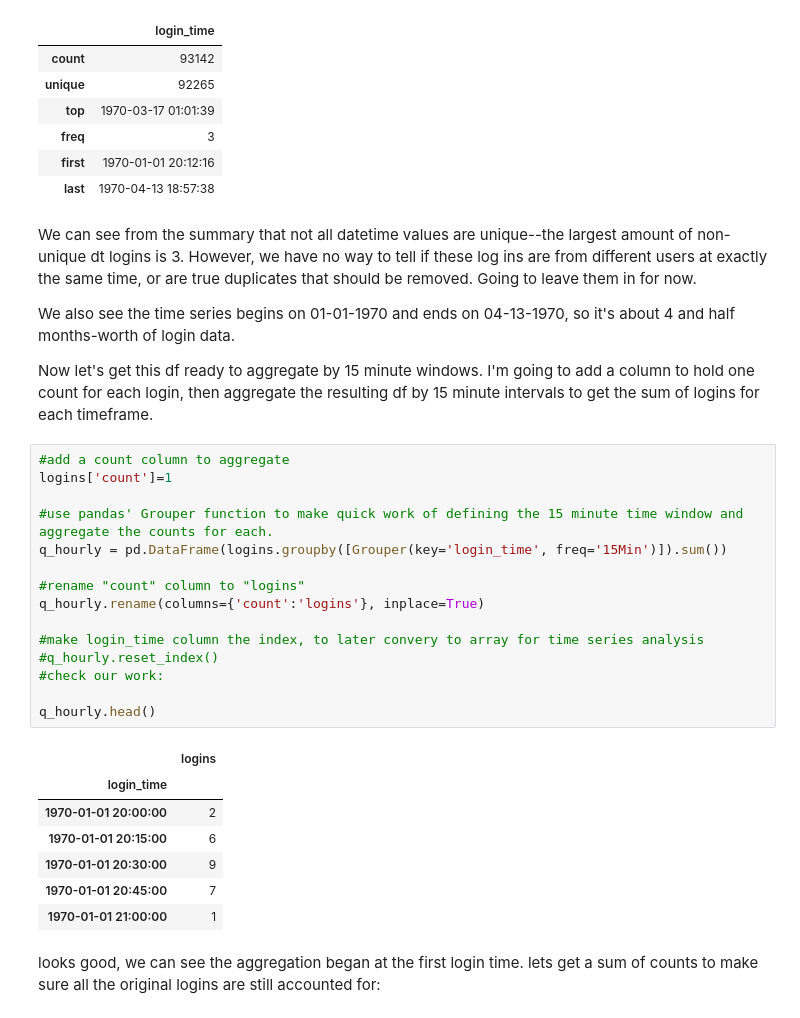
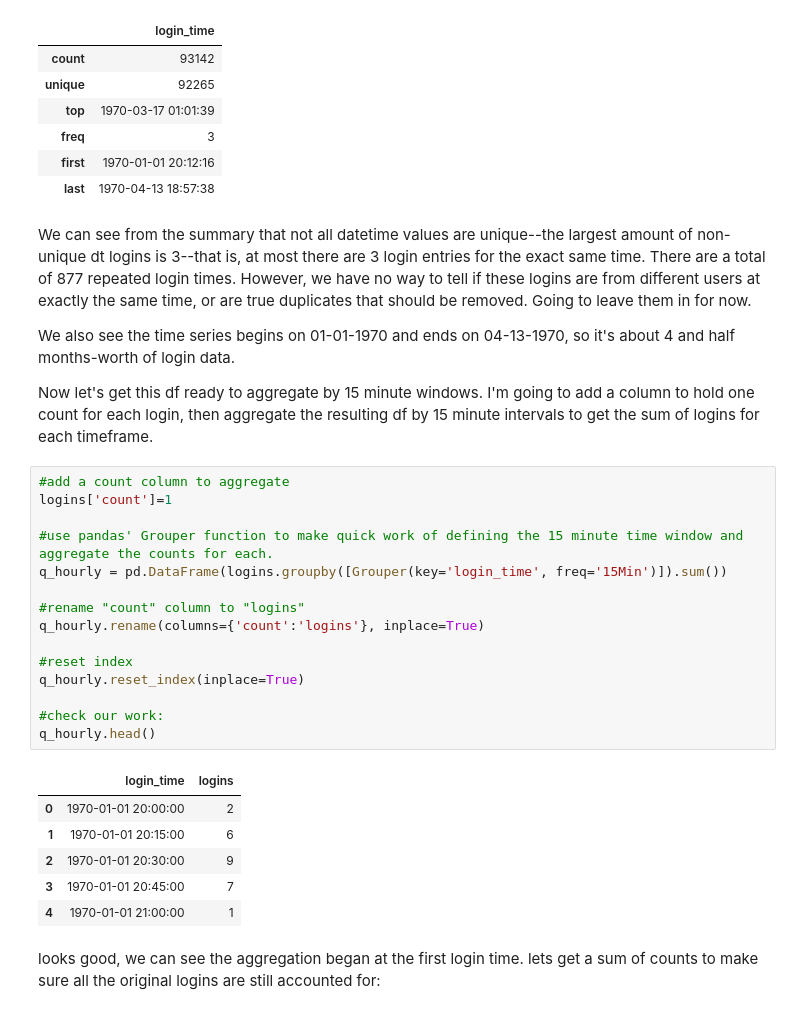
Before and after one commit to caitlinruble/Springboard, a Jupyter notebook: Assignments/ultimate_challenge/logins.ipynb, the cells around one changed output. Cells and saved outputs as stored; diff of their text form.

Commit message:
eda of time series and a/b test design file

```diff
--- a/Assignments/ultimate_challenge/logins.ipynb
+++ b/Assignments/ultimate_challenge/logins.ipynb
@@ -49,7 +53,7 @@ logins.describe(datetime_is_numeric=False)
 | first | 1970-01-01 20:12:16 |
 | last | 1970-04-13 18:57:38 |
 # %% [markdown]
-We can see from the summary that not all datetime values are unique--the largest amount of non-unique dt logins is 3. However, we have no way to tell if these log ins are from different users at exactly the same time, or are true duplicates that should be removed. Going to leave them in for now.
+We can see from the summary that not all datetime values are unique--the largest amount of non-unique dt logins is 3--that is, at most there are 3 login entries for the exact same time. There are a total of 877 repeated login times. However, we have no way to tell if these logins are from different users at exactly the same time, or are true duplicates that should be removed. Going to leave them in for now.
 
 We also see the time series begins on 01-01-1970 and ends on 04-13-1970, so it's about 4 and half months-worth of login data.
 
@@ -57,26 +61,25 @@ Now let's get this df ready to aggregate by 15 minute windows. I'm going to add
 # %%
 #add a count column to aggregate
 logins['count']=1
 
 #use pandas' Grouper function to make quick work of defining the 15 minute time window and aggregate the counts for each.
 q_hourly = pd.DataFrame(logins.groupby([Grouper(key='login_time', freq='15Min')]).sum())
 
 #rename "count" column to "logins"
 q_hourly.rename(columns={'count':'logins'}, inplace=True)
 
-#make login_time column the index, to later convery to array for time series analysis
-#q_hourly.reset_index()
+#reset index
+q_hourly.reset_index(inplace=True)
+
 #check our work:
-
 q_hourly.head()
 # %% [output]
-|  | logins |
-| login_time |  |
-| 1970-01-01 20:00:00 | 2 |
-| 1970-01-01 20:15:00 | 6 |
-| 1970-01-01 20:30:00 | 9 |
-| 1970-01-01 20:45:00 | 7 |
-| 1970-01-01 21:00:00 | 1 |
+|  | login_time | logins |
+| 0 | 1970-01-01 20:00:00 | 2 |
+| 1 | 1970-01-01 20:15:00 | 6 |
+| 2 | 1970-01-01 20:30:00 | 9 |
+| 3 | 1970-01-01 20:45:00 | 7 |
+| 4 | 1970-01-01 21:00:00 | 1 |
 # %% [markdown]
 looks good, we can see the aggregation began at the first login time. lets get a sum of counts to make sure all the original logins are still accounted for:
 # %%
```
Also changed, not shown: parts of 20 cells of this notebook, 1 other file.
